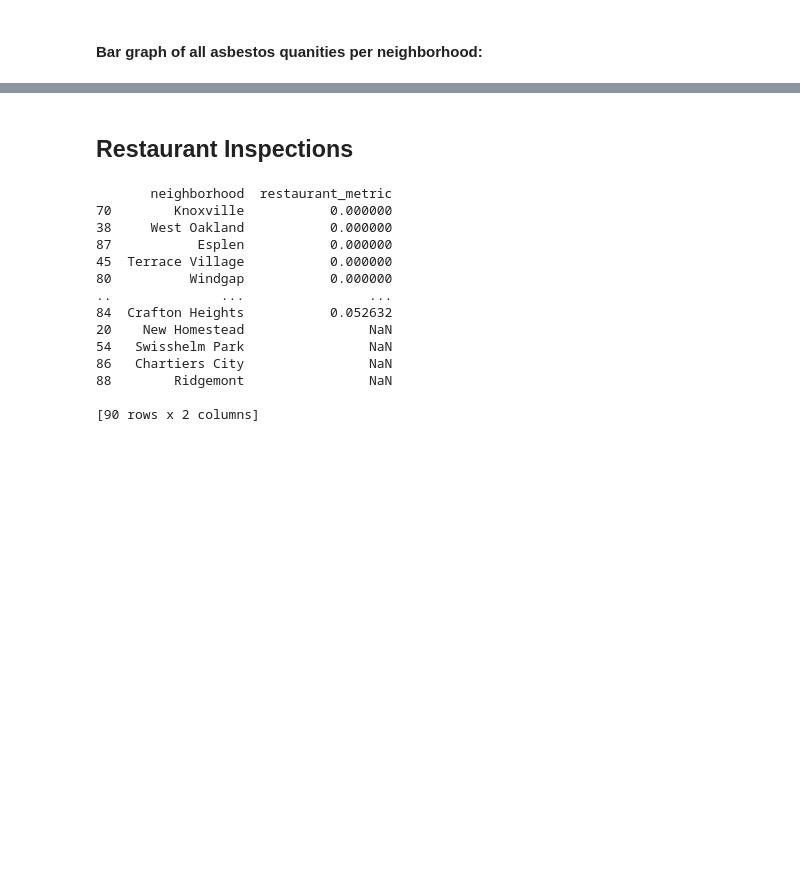
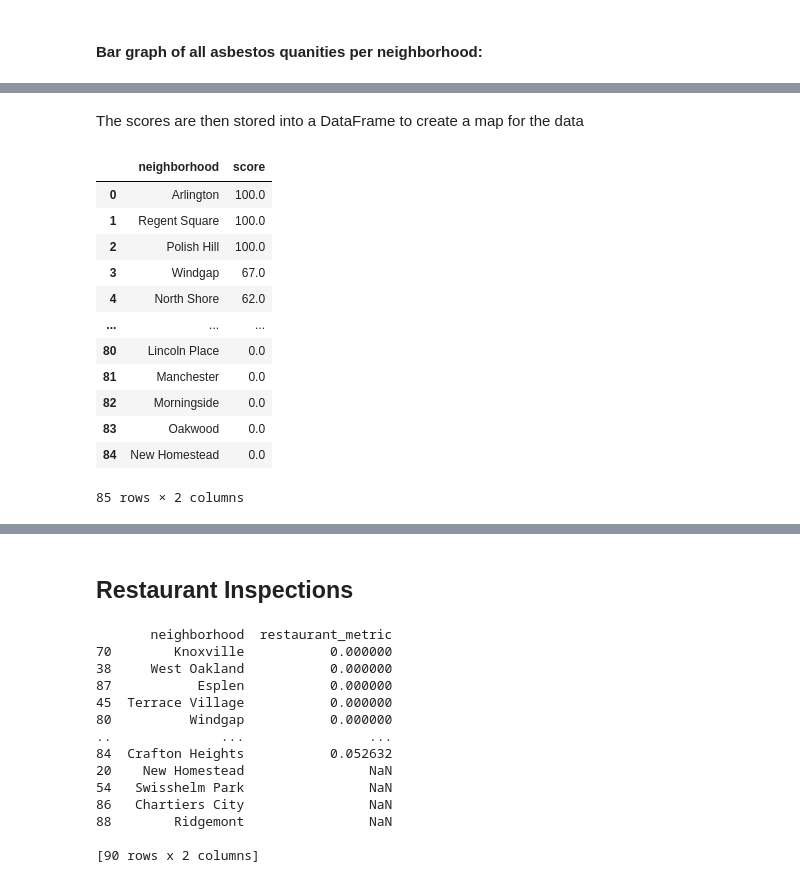
Before and after one commit to Steven-Jarmell/CS0010-FinalProject, a Jupyter notebook: FinalProjectMainFile.ipynb, the cells around one changed output, grey strips where cells are left out. Cells and saved outputs as stored; diff of their text form; code cells hidden in the pictures; blank space fills up the shorter version.

```diff
--- a/FinalProjectMainFile.ipynb
+++ b/FinalProjectMainFile.ipynb
@@ -54,0 +67,21 @@ contains_asbestos["neighborhood"].value_counts().plot.bar(figsize = (25,4))
+# %% [markdown]
+The scores are then stored into a DataFrame to create a map for the data
+# %%
+df_scores = pd.DataFrame(scores)
+df_scores = df_scores.reset_index()
+df_scores.columns = ["neighborhood","score"]
+df_scores
+# %% [output]
+|  | neighborhood | score |
+| 0 | Arlington | 100.0 |
+| 1 | Regent Square | 100.0 |
+| 2 | Polish Hill | 100.0 |
+| 3 | Windgap | 67.0 |
+| 4 | North Shore | 62.0 |
+| ... | ... | ... |
+| 80 | Lincoln Place | 0.0 |
+| 81 | Manchester | 0.0 |
+| 82 | Morningside | 0.0 |
+| 83 | Oakwood | 0.0 |
+| 84 | New Homestead | 0.0 |
+85 rows × 2 columns
```
Also changed, not shown: parts of 16 cells of this notebook.
